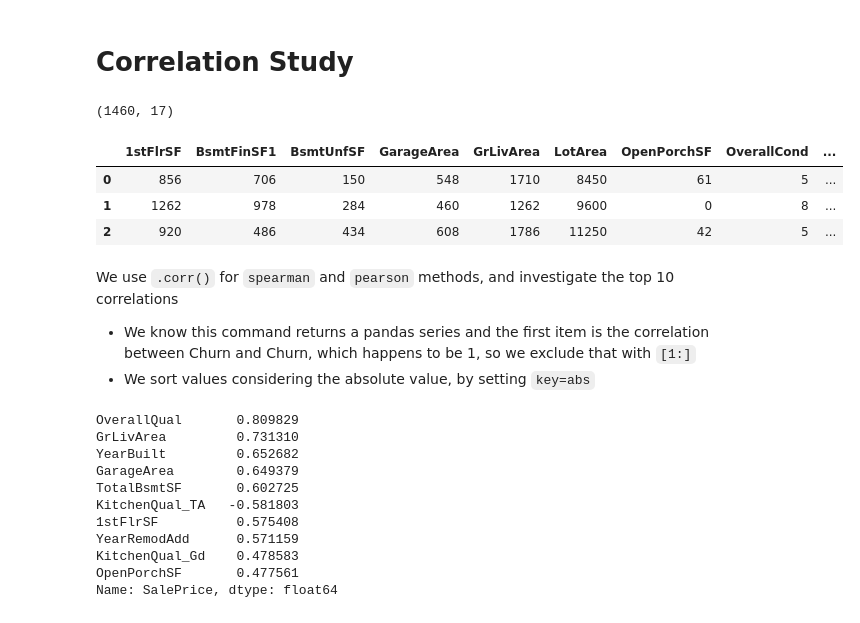
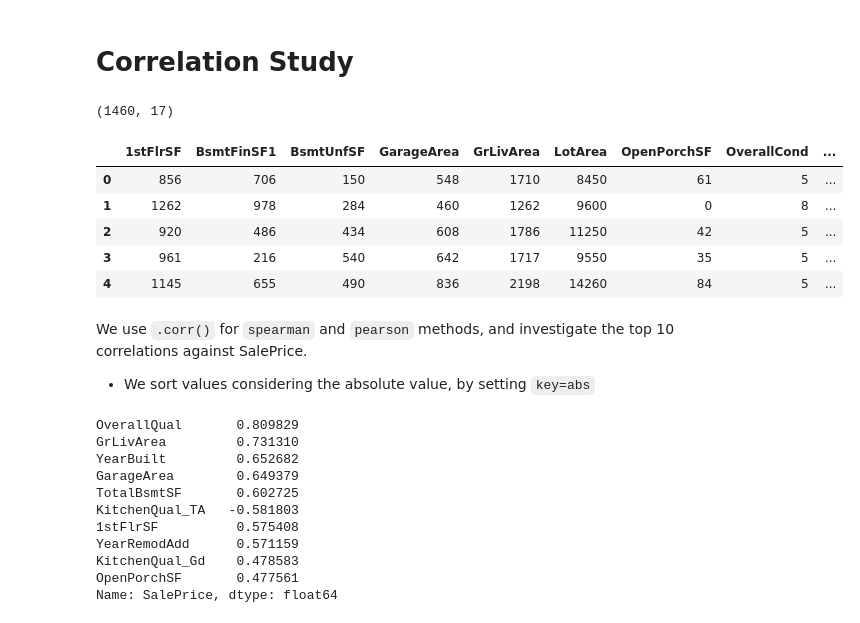
Before and after one commit to JohnStuartPhil/p5test, a Jupyter notebook: jupyter_notebooks/02 - Study.ipynb, the cells around one changed output. Cells and saved outputs as stored; diff of their text form; code cells hidden in the pictures.

```diff
--- a/jupyter_notebooks/02 - Study.ipynb
+++ b/jupyter_notebooks/02 - Study.ipynb
@@ -36,5 +65,7 @@ current_dir
 # %%
 import pandas as pd
-df = (pd.read_csv("outputs/datasets/collection/HousePriceRecords.csv"))
+df = (pd.read_csv("outputs/datasets/collection/HousePriceRecords.csv")
+    .drop(['2ndFlrSF', 'BedroomAbvGr', 'BsmtExposure', 'BsmtFinType1', 'EnclosedPorch', 'GarageFinish', 'GarageYrBlt', 'LotFrontage', 'MasVnrArea', 'WoodDeckSF'], axis=1)
+    )
 df.head(3)
 # %% [output]
@@ -48,6 +75,0 @@ Remove columns with NaN
-# %%
-import pandas as pd
-df = (pd.read_csv("outputs/datasets/collection/HousePriceRecords.csv")
-    .drop(['EnclosedPorch', 'WoodDeckSF', 'LotFrontage', 'GarageFinish', 'BsmtFinType1', 'BedroomAbvGr', '2ndFlrSF', 'GarageYrBlt', 'BsmtExposure', 'MasVnrArea'], axis=1)
-    )
-df.head(3)
@@ -81,18 +88,19 @@ ImportError: cannot import name 'display' from 'IPython.core.display' (/home/cod
 # %%
 from feature_engine.encoding import OneHotEncoder
 encoder = OneHotEncoder(variables=df.columns[df.dtypes=='object'].to_list(), drop_last=False)
 df_ohe = encoder.fit_transform(df)
 print(df_ohe.shape)
-df_ohe.head(3)
+df_ohe.head()
 # %% [output]
 (1460, 17)
 |  | 1stFlrSF | BsmtFinSF1 | BsmtUnfSF | GarageArea | GrLivArea | LotArea | OpenPorchSF | OverallCond | ... |
 | 0 | 856 | 706 | 150 | 548 | 1710 | 8450 | 61 | 5 | ... |
 | 1 | 1262 | 978 | 284 | 460 | 1262 | 9600 | 0 | 8 | ... |
 | 2 | 920 | 486 | 434 | 608 | 1786 | 11250 | 42 | 5 | ... |
+| 3 | 961 | 216 | 540 | 642 | 1717 | 9550 | 35 | 5 | ... |
+| 4 | 1145 | 655 | 490 | 836 | 2198 | 14260 | 84 | 5 | ... |
 # %% [markdown]
-We use `.corr()` for `spearman` and `pearson` methods, and investigate the top 10 correlations
-* We know this command returns a pandas series and the first item is the correlation between Churn and Churn, which happens to be 1, so we exclude that with `[1:]`
+We use `.corr()` for `spearman` and `pearson` methods, and investigate the top 10 correlations against SalePrice.
 * We sort values considering the absolute value, by setting `key=abs`
 # %%
 corr_spearman = df_ohe.corr(method='spearman')['SalePrice'].sort_values(key=abs, ascending=False)[1:].head(10)
```
Also changed, not shown: parts of 21 cells of this notebook.
